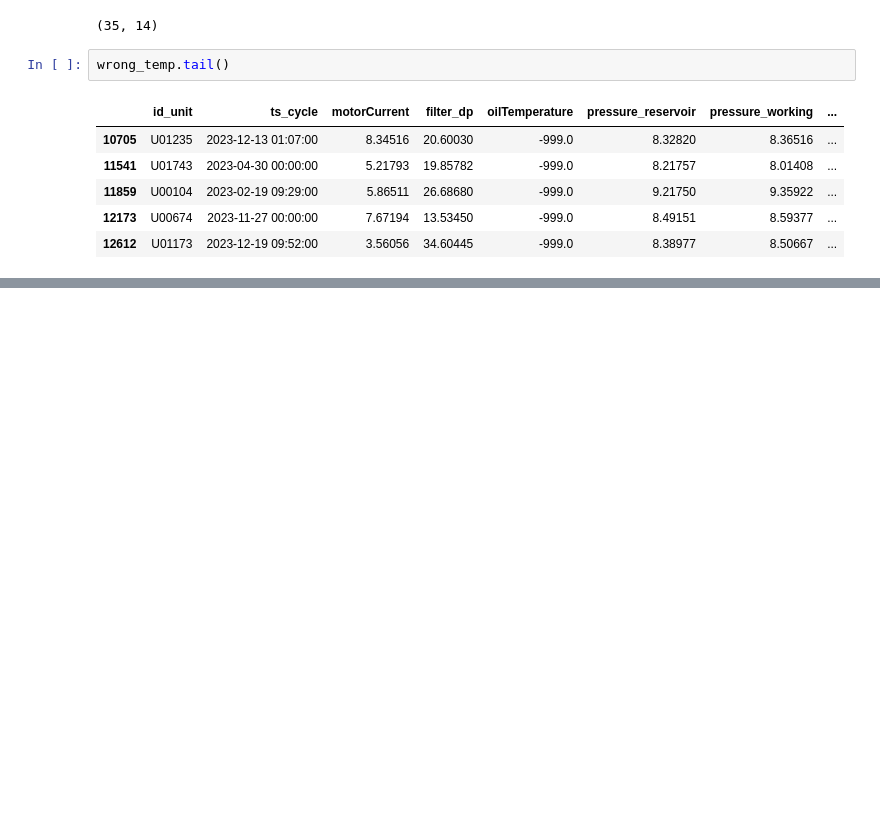
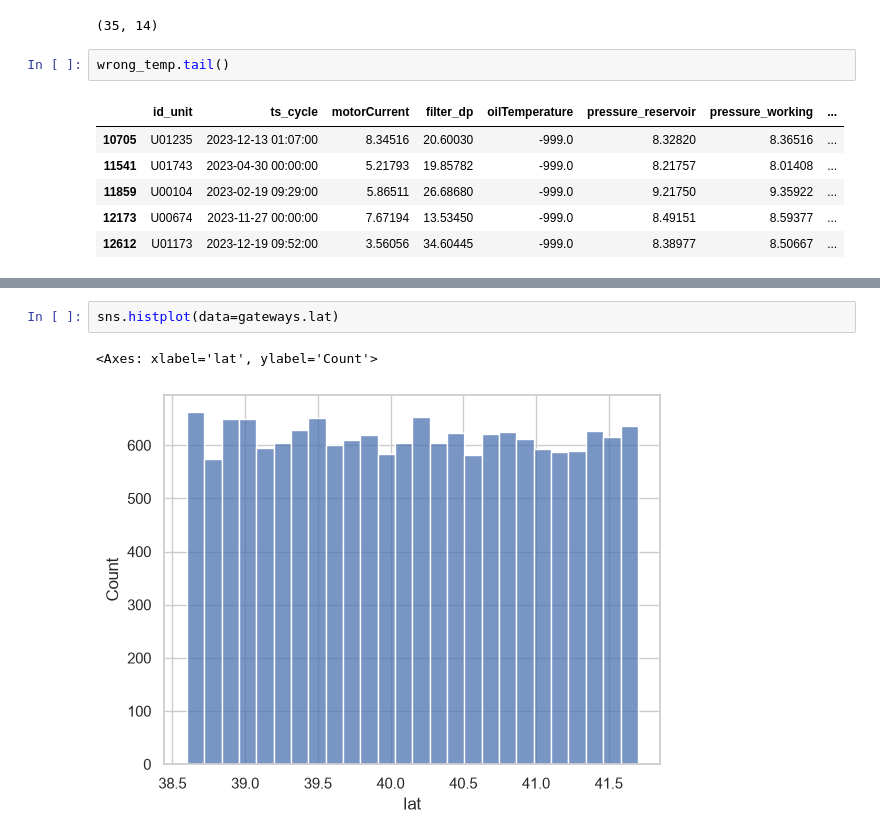
Before and after one commit to NovAndrii/IAU_project, a Jupyter notebook: prjct.ipynb, the cells around one changed output, grey strips where cells are left out. Drawn from its saved outputs; the diff is of its cells as text; blank space fills up the shorter version.

```diff
--- a/prjct.ipynb
+++ b/prjct.ipynb
@@ -529,0 +529,5 @@ TypeError: Invalid value 'NaT' for dtype 'float64'
+# %%
+sns.histplot(data=gateways.lat)
+# %% [output]
+<Axes: xlabel='lat', ylabel='Count'>
+[figure, added]
```
Also changed, not shown: parts of 43 cells of this notebook.
